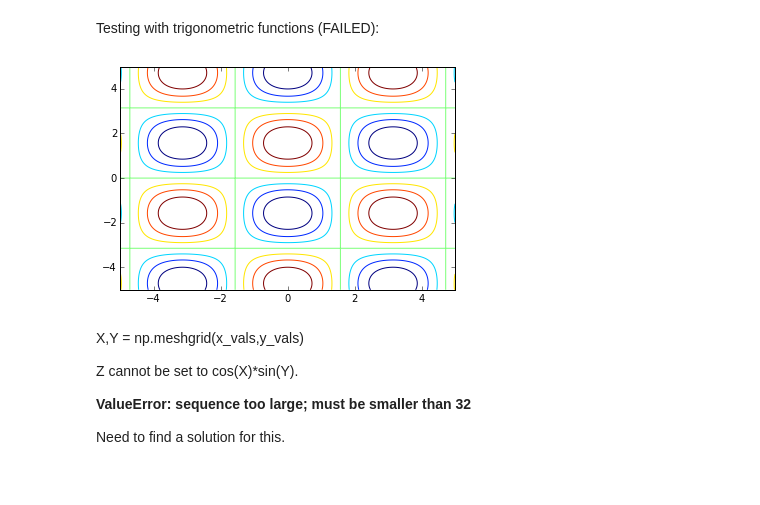
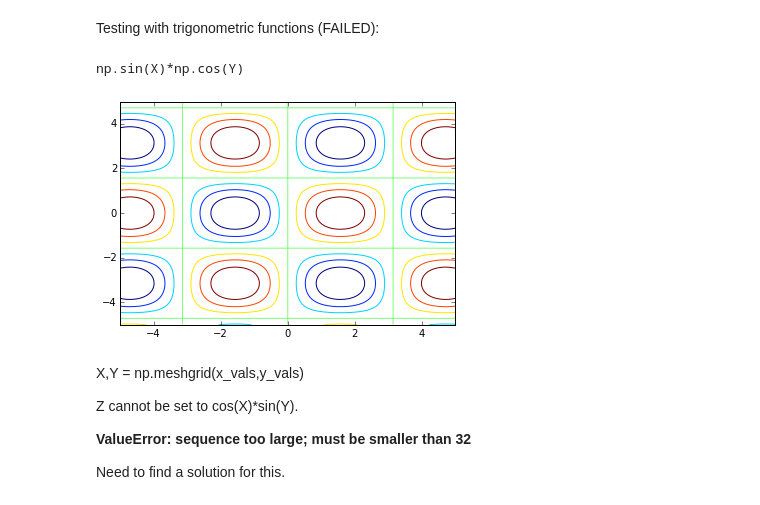
Before and after one commit to M-R-Houghton/maple_matplotlib_sympy, a Jupyter notebook: contour_grad_stream.ipynb, the cells around one changed output. Drawn from its saved outputs; the diff is of its cells as text; code cells hidden in the pictures.

Commit message:
Trig cases added

```diff
--- a/contour_grad_stream.ipynb
+++ b/contour_grad_stream.ipynb
@@ -21,13 +21,29 @@ def eqn_to_mesh(eqn,X,Y):
     str_eqn = str(eqn)
     sub_eqn = ''
 
+    count = 0
     for i in str_eqn:
+
+        # Change case of x and y:
         if i == 'x':
             sub_eqn += 'X'
         elif i == 'y':
             sub_eqn += 'Y'
+
+        # Change trig functions to Numpy trig functions:
+        elif i == 's' and str_eqn[count+1] == 'i':
+            sub_eqn += 'np.s'
+        elif i == 'c' and str_eqn[count+1] == 'o':
+            sub_eqn += 'np.c'
+        elif i == 't' and str_eqn[count+1] == 'a':
+            sub_eqn += 'np.t'
+
+        # Keep all other characters the same:
         else:
             sub_eqn += i
+        count += 1
+
+    print sub_eqn
 
     return eval(sub_eqn)
 # %% [markdown]
@@ -40,8 +56,8 @@ def contourplot(f,x_range,y_range,delta=0.01):
     y_vals = np.arange(y_lower,y_upper,delta)
     X,Y = np.meshgrid(x_vals,y_vals)
 
-    #Z = eqn_to_mesh(f,X,Y)
-    Z = np.cos(X)*np.sin(Y)
+    Z = eqn_to_mesh(f,X,Y)
+    #Z = np.cos(X)*np.sin(Y)
 
     mpl.pyplot.contour(X,Y,Z)
 
@@ -106,9 +122,10 @@ streamgradplot(x**2 - y**2, [-5,5],[-5,5])
 # %% [markdown]
 Testing with trigonometric functions (FAILED):
 # %%
-contourplot(cos(x)*sin(y),[-5.0,5.0],[-5.0,5.0])
+contourplot(sin(x)*cos(y),[-5.0,5.0],[-5.0,5.0])
 # %% [output]
+np.sin(X)*np.cos(Y)
-[figure, old version]
+[figure, new version]
 # %% [markdown]
 X,Y = np.meshgrid(x_vals,y_vals)
 
```
